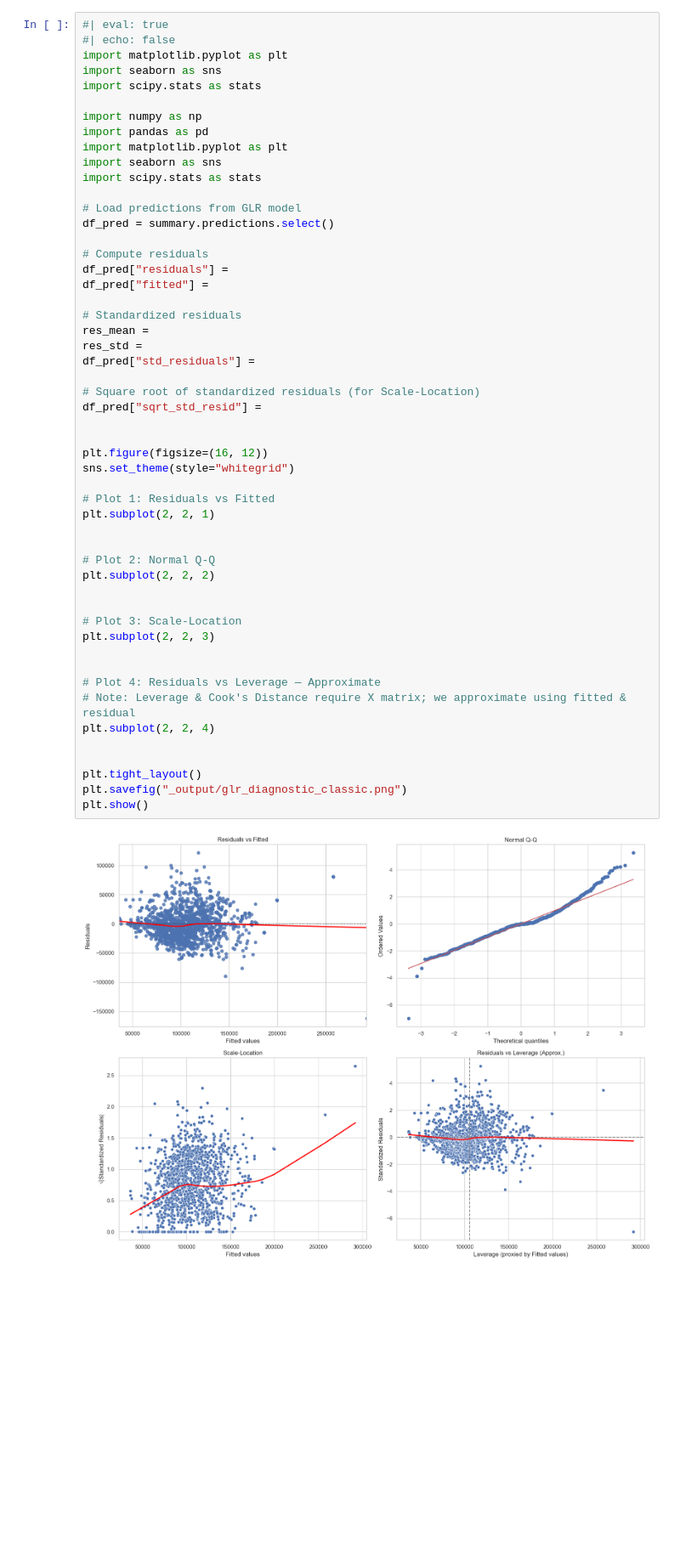
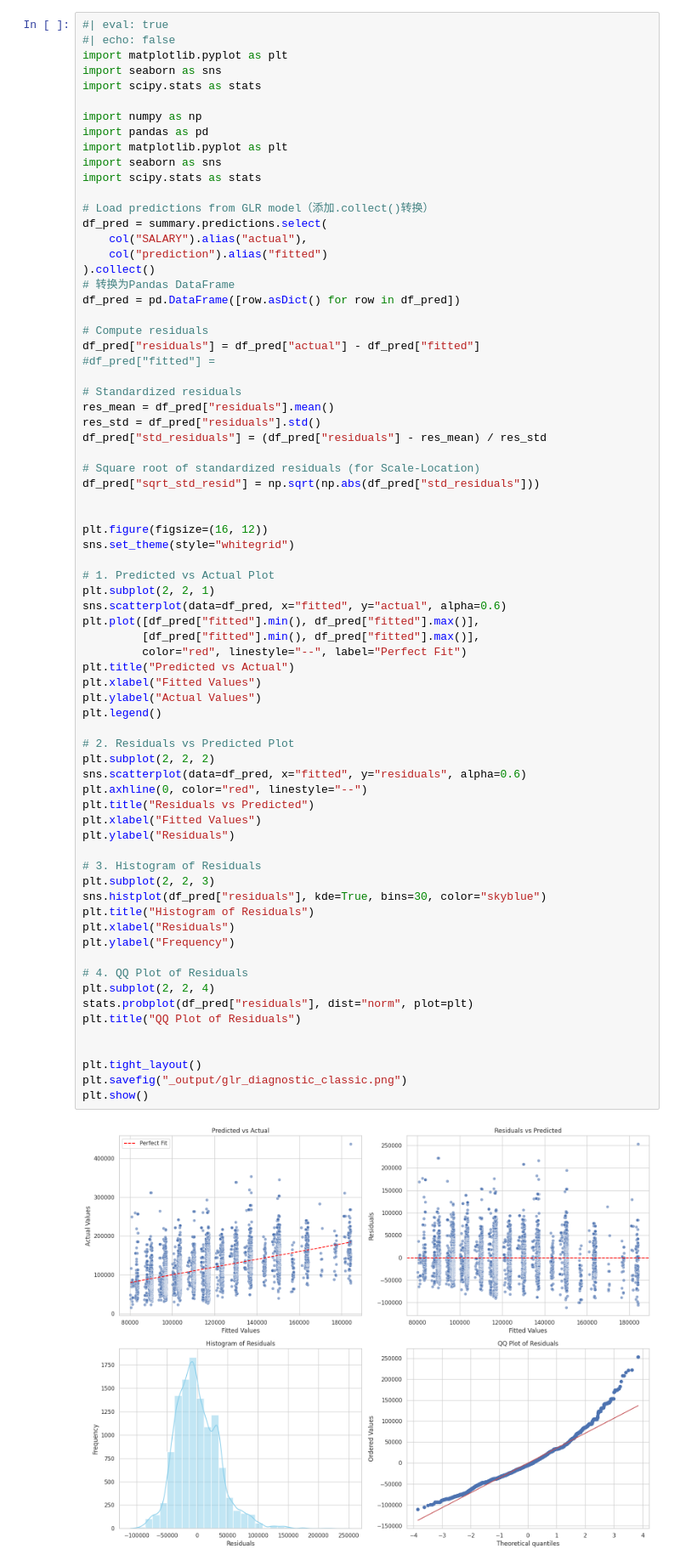
Before and after one commit to met-ad-688/lab08-CYXNBNBNB, a Jupyter notebook: lab08-YuxuanChen.ipynb, the cells around one changed output. Shown at 85% size. Saved outputs shown, nothing was run; the diff lists cells and outputs as text; blank space fills up the shorter version.

```diff
--- a/lab08-YuxuanChen.ipynb
+++ b/lab08-YuxuanChen.ipynb
@@ -262,52 +256,72 @@ import seaborn as sns
 import scipy.stats as stats
 
 import numpy as np
 import pandas as pd
 import matplotlib.pyplot as plt
 import seaborn as sns
 import scipy.stats as stats
 
-# Load predictions from GLR model
-df_pred = summary.predictions.select()
+# Load predictions from GLR model（添加.collect()转换）
+df_pred = summary.predictions.select(
+    col("SALARY").alias("actual"),
+    col("prediction").alias("fitted")
+).collect()
+# 转换为Pandas DataFrame
+df_pred = pd.DataFrame([row.asDict() for row in df_pred])
 
 # Compute residuals
-df_pred["residuals"] =
-df_pred["fitted"] =
+df_pred["residuals"] = df_pred["actual"] - df_pred["fitted"]
+#df_pred["fitted"] =
 
 # Standardized residuals
-res_mean =
-res_std =
-df_pred["std_residuals"] =
+res_mean = df_pred["residuals"].mean()
+res_std = df_pred["residuals"].std()
+df_pred["std_residuals"] = (df_pred["residuals"] - res_mean) / res_std
 
 # Square root of standardized residuals (for Scale-Location)
-df_pred["sqrt_std_resid"] =
+df_pred["sqrt_std_resid"] = np.sqrt(np.abs(df_pred["std_residuals"]))
 
 
 plt.figure(figsize=(16, 12))
 sns.set_theme(style="whitegrid")
 
-# Plot 1: Residuals vs Fitted
+# 1. Predicted vs Actual Plot
 plt.subplot(2, 2, 1)
+sns.scatterplot(data=df_pred, x="fitted", y="actual", alpha=0.6)
+plt.plot([df_pred["fitted"].min(), df_pred["fitted"].max()],
+         [df_pred["fitted"].min(), df_pred["fitted"].max()],
+         color="red", linestyle="--", label="Perfect Fit")
+plt.title("Predicted vs Actual")
+plt.xlabel("Fitted Values")
+plt.ylabel("Actual Values")
+plt.legend()
 
+# 2. Residuals vs Predicted Plot
+plt.subplot(2, 2, 2)
+sns.scatterplot(data=df_pred, x="fitted", y="residuals", alpha=0.6)
+plt.axhline(0, color="red", linestyle="--")
+plt.title("Residuals vs Predicted")
+plt.xlabel("Fitted Values")
+plt.ylabel("Residuals")
 
-# Plot 2: Normal Q-Q
-plt.subplot(2, 2, 2)
+# 3. Histogram of Residuals
+plt.subplot(2, 2, 3)
+sns.histplot(df_pred["residuals"], kde=True, bins=30, color="skyblue")
+plt.title("Histogram of Residuals")
+plt.xlabel("Residuals")
+plt.ylabel("Frequency")
 
-
-# Plot 3: Scale-Location
-plt.subplot(2, 2, 3)
-
-
-# Plot 4: Residuals vs Leverage — Approximate
-# Note: Leverage & Cook's Distance require X matrix; we approximate using fitted & residual
+# 4. QQ Plot of Residuals
 plt.subplot(2, 2, 4)
+stats.probplot(df_pred["residuals"], dist="norm", plot=plt)
+plt.title("QQ Plot of Residuals")
 
 
 plt.tight_layout()
 plt.savefig("_output/glr_diagnostic_classic.png")
 plt.show()
 # %% [output]
-[figure, old version]
+[figure, new version]
 # %% [markdown]
 # Evaluation
 
```
Also changed, not shown: parts of 6 cells of this notebook, 5 other files.
